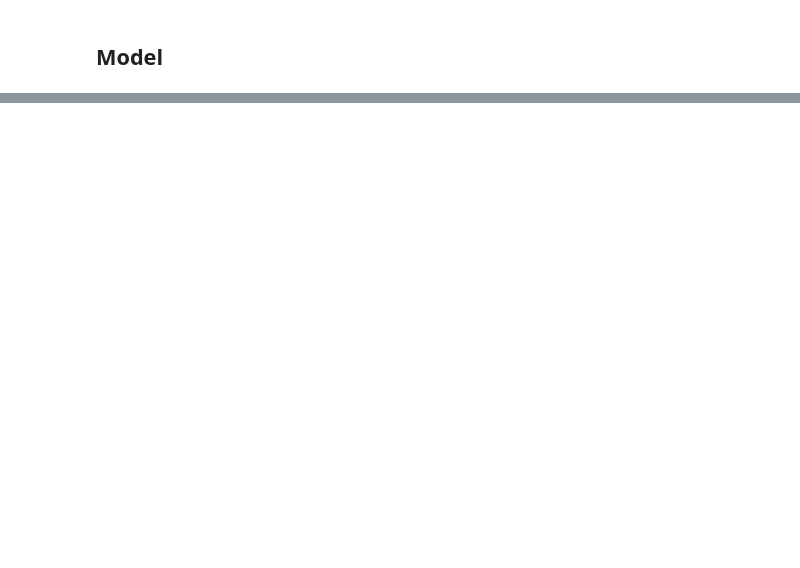
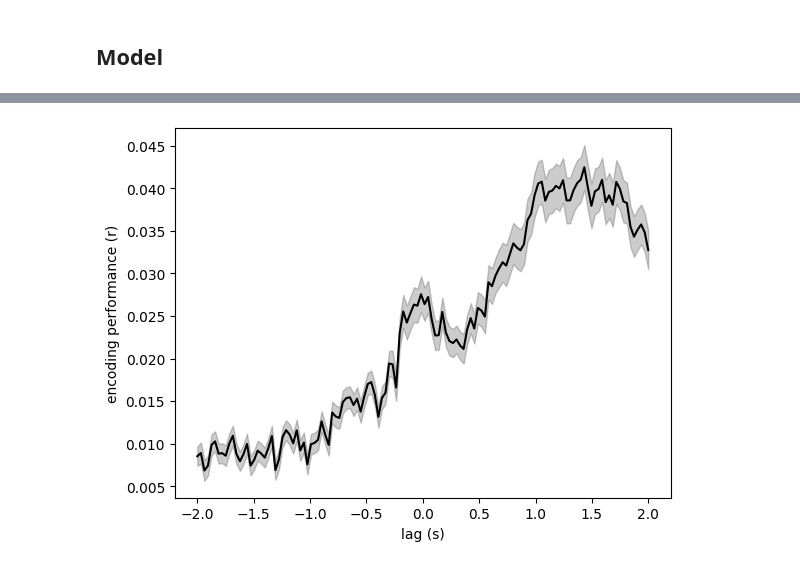
Before and after one commit to mattciff5/ecog-speech, a Jupyter notebook: encoding.ipynb, the cells around one changed output, grey strips where cells are left out. Saved outputs shown, nothing was run; the diff lists cells and outputs as text; code cells hidden in the pictures; blank space fills up the shorter version.

Commit message:
encoding trials

```diff
--- a/encoding.ipynb
+++ b/encoding.ipynb
@@ -316,0 +614,16 @@ for sample in tqdm(range(y_pred_all.shape[0])):
+# %%
+lags = np.linspace(-pre_stimulus, 2, brain_timep)
+mean = all_corrs.mean((0, 1))
+# std = correlations_time.std((0))
+std = all_corrs.std((0, 1)) / np.sqrt(np.product(all_corrs.shape[:2]))
+
+fig, ax = plt.subplots()
+ax.plot(lags, mean, color='black')
+ax.fill_between(lags, mean - std, mean + std, alpha=0.2, color='black')
+ax.set_xlabel("lag (s)")
+ax.set_ylabel("encoding performance (r)")
+# ax.axvline(0, c=(.9, .9, .9), ls="--")
+# ax.axhline(0, c=(.9, .9, .9), ls="--")
+fig.show()
+# %% [output]
+[figure, added]
```
Also changed, not shown: parts of 37 cells of this notebook, 1 other file.
